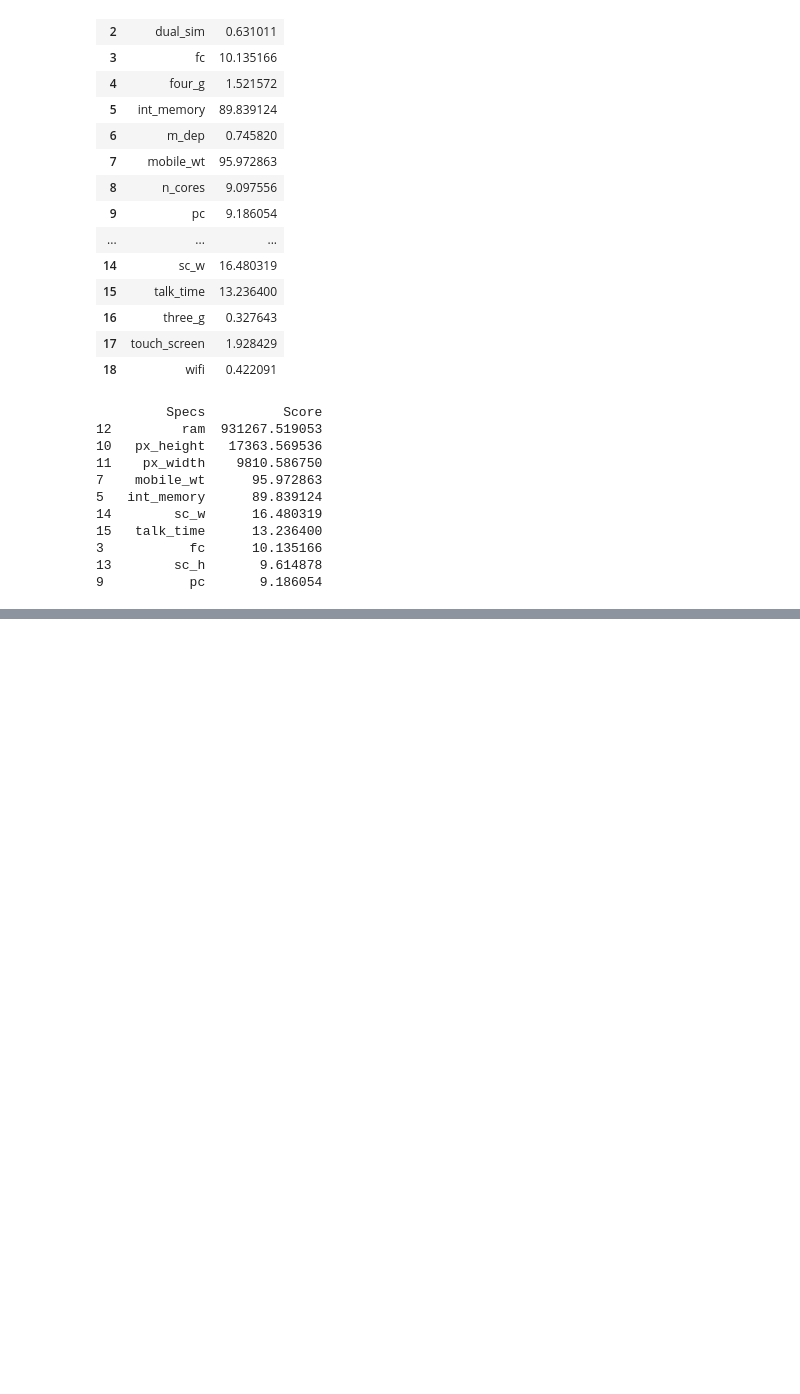
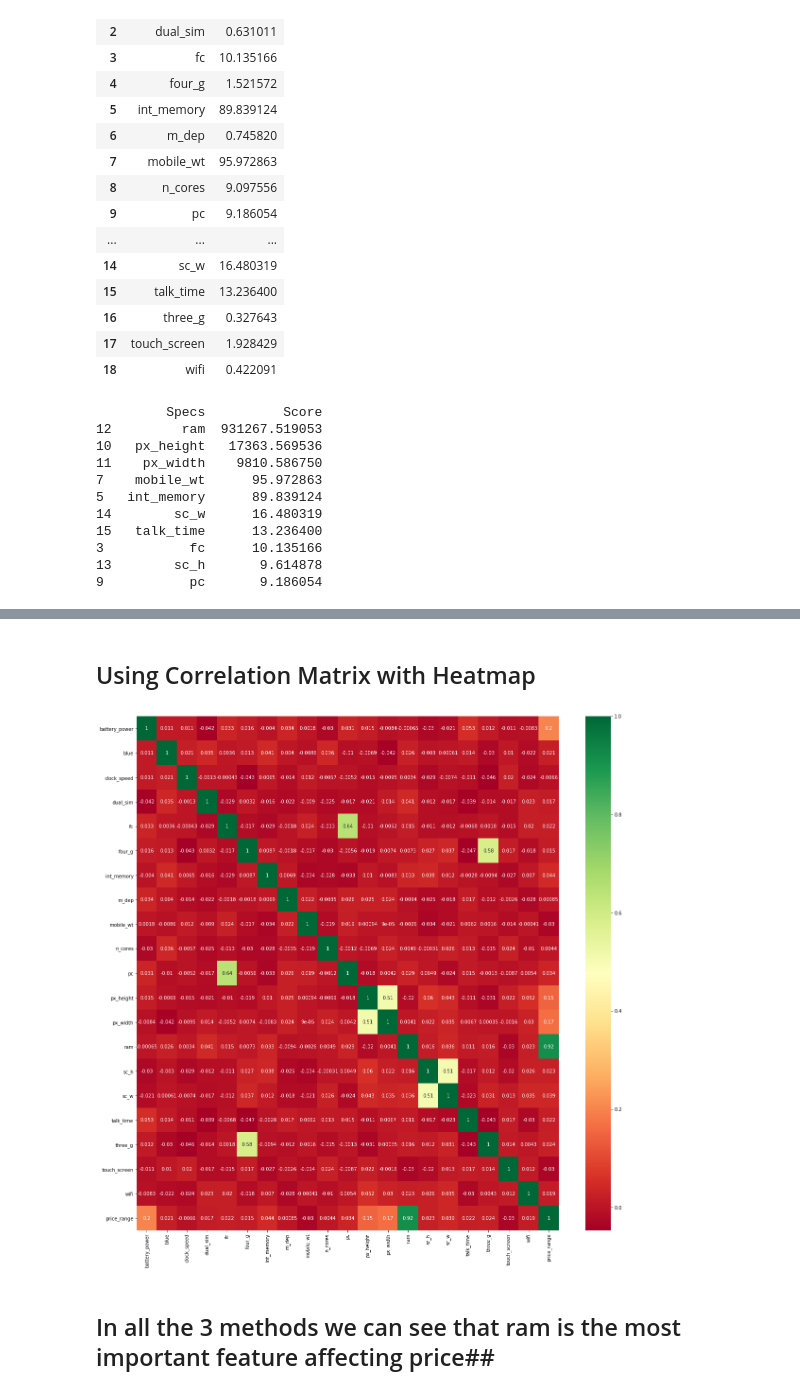
Before and after one commit to dipinpdinesh/Feature-Selection, a Jupyter notebook: Feature_Selection.ipynb, the cells around one changed output, grey strips where cells are left out. Cells and saved outputs as stored; diff of their text form; code cells hidden in the pictures; blank space fills up the shorter version.

```diff
--- a/Feature_Selection.ipynb
+++ b/Feature_Selection.ipynb
@@ -81,0 +120,11 @@ print(Univariate_Selection)
+# %% [markdown]
+## Using Correlation Matrix with Heatmap ##
+# %%
+import seaborn as sns
+plt.figure(figsize=(20,20))
+sns.heatmap(data.corr(),annot=True,cmap='RdYlGn')
+plt.show()
+# %% [output]
+[figure, added]
+# %% [markdown]
+## In all the 3 methods we can see that ram is the most important feature affecting price##
```
Also changed, not shown: parts of 10 cells of this notebook.
